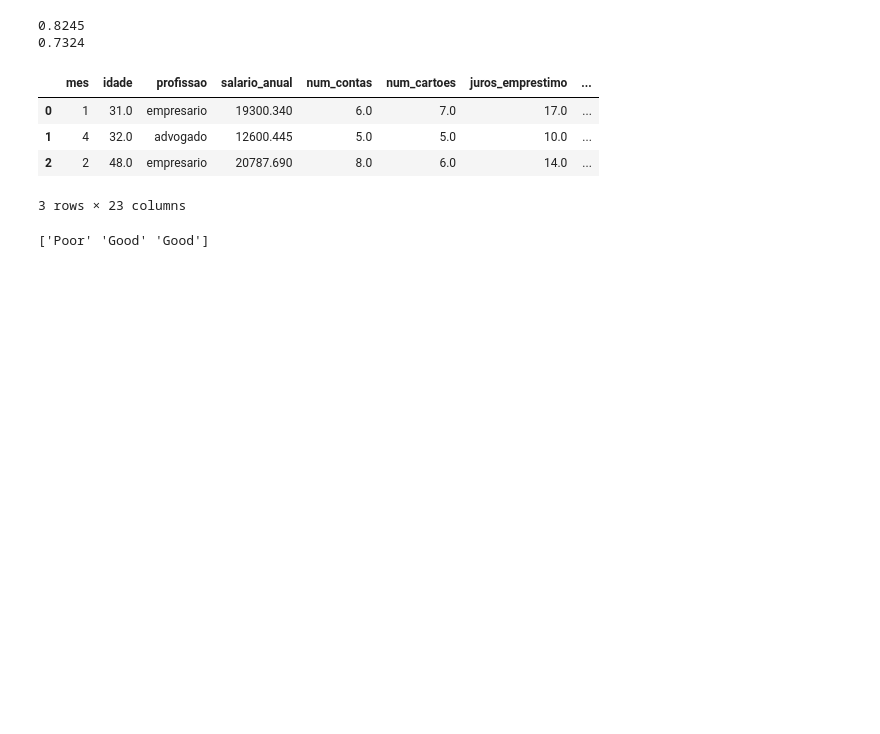
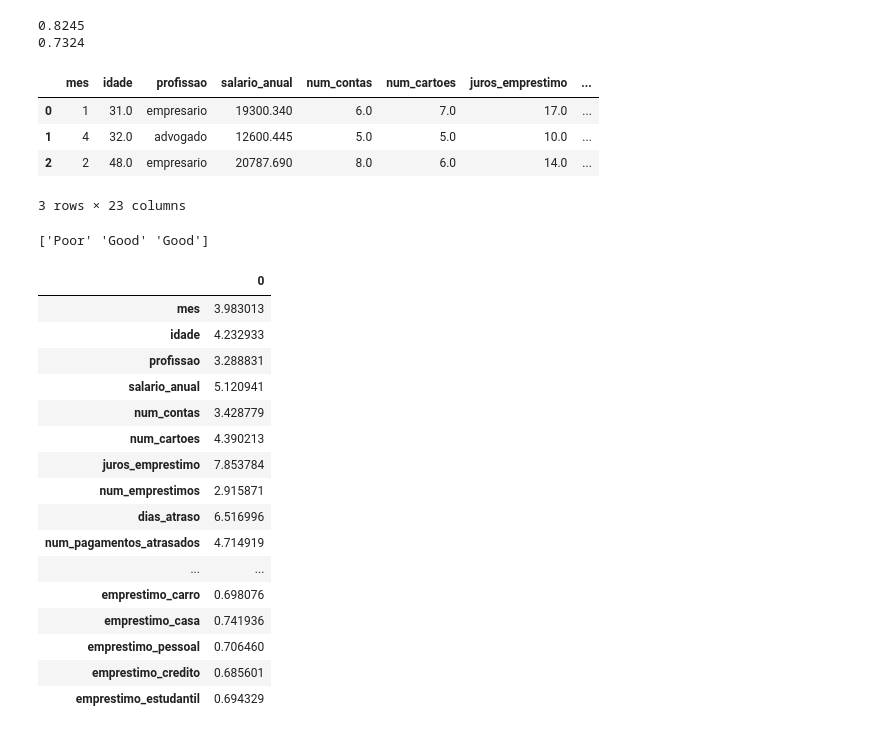
Before and after one commit to tvinente/jornada-python-hashtag, a Jupyter notebook: python_IA/inicial.ipynb, the cells around one changed output. Drawn from its saved outputs; the diff is of its cells as text; code cells hidden in the pictures; blank space fills up the shorter version.

Commit message:
Características score

```diff
--- a/python_IA/inicial.ipynb
+++ b/python_IA/inicial.ipynb
@@ -177,3 +177,29 @@ print(previsoes)
 | 2 | 2 | 48.0 | empresario | 20787.690 | 8.0 | 6.0 | 14.0 | ... |
 3 rows × 23 columns
 ['Poor' 'Good' 'Good']
+# %%
+# Características mais importantes para definir um score de crédito
+
+colunas = list(x_teste)
+importancia = pd.DataFrame(index= colunas, data= modelo_arvore.feature_importances_)
+importancia = importancia * 100
+#print(importancia)
+display(importancia)
+# %% [output]
+|  | 0 |
+| mes | 3.983013 |
+| idade | 4.232933 |
+| profissao | 3.288831 |
+| salario_anual | 5.120941 |
+| num_contas | 3.428779 |
+| num_cartoes | 4.390213 |
+| juros_emprestimo | 7.853784 |
+| num_emprestimos | 2.915871 |
+| dias_atraso | 6.516996 |
+| num_pagamentos_atrasados | 4.714919 |
+| ... | ... |
+| emprestimo_carro | 0.698076 |
+| emprestimo_casa | 0.741936 |
+| emprestimo_pessoal | 0.706460 |
+| emprestimo_credito | 0.685601 |
+| emprestimo_estudantil | 0.694329 |
```
